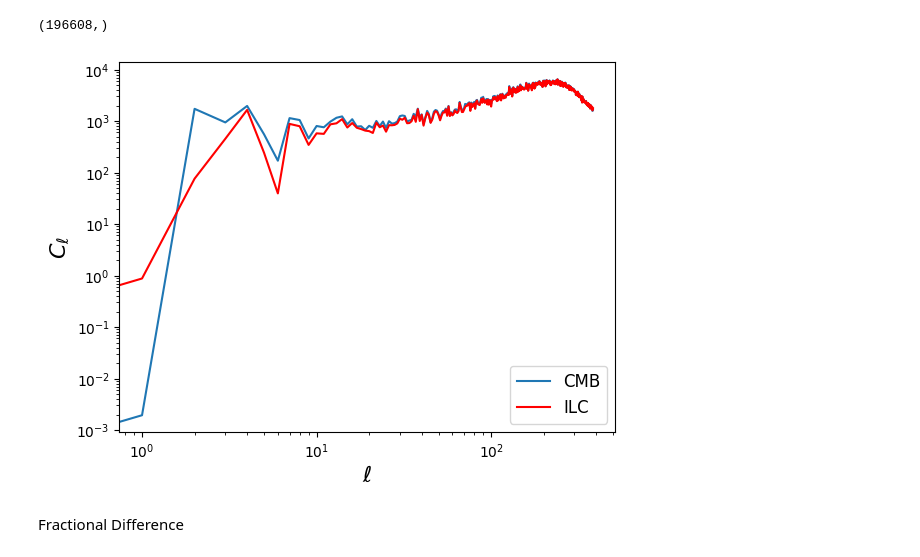
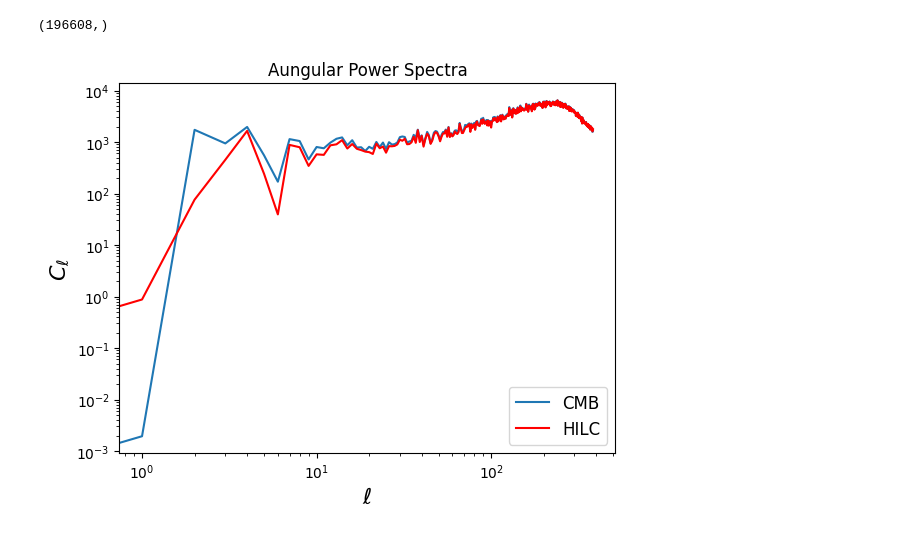
Before and after one commit to urwa99/Oslo_PhD, a Jupyter notebook: 02_HILC.ipynb, the cells around one changed output. Saved outputs shown, nothing was run; the diff lists cells and outputs as text; code cells hidden in the pictures.

```diff
--- a/02_HILC.ipynb
+++ b/02_HILC.ipynb
@@ -13,11 +14,11 @@ from compute_alm_ilc import compute_alm_ilc
 # %%
 nside=128
-freq = np.array([28.4,  44.1,  70.4,  100.0,  143.0,  217.0,  353.0,  545.0,  857.0])
-n_freq = len(freq)
+freqs = np.array([28.4,  44.1,  70.4,  100.0,  143.0,  217.0,  353.0,  545.0,  857.0])
+n_freq = len(freqs)
 # %% [markdown]
 Simulate maps using PySM
 # %%
-noise, dust, sync, ff, cmb = simulate_planck_maps(nside)
+noise, dust, sync, ff, cmb = simulate_planck_maps(nside, freqs)
 # %% [markdown]
 Combining the CMB and foreground maps to be input into ILC
 # %%
@@ -106,20 +107,19 @@ print(maps_out.shape)
 # %%
 ells =np.arange(lmax+1)
 norm= (ells*(ells+1))/(2*np.pi)
 
 ilc =maps_out-np.mean(maps_out)
 
 cl_cmb =hp.anafast(cmb[0])
 cl_ilc = hp.anafast(ilc)
 plt.plot(ells, norm*cl_cmb, label='CMB')
-plt.plot(ells, norm*cl_ilc, 'r-',label= 'ILC')
+plt.plot(ells, norm*cl_ilc, 'r-',label= 'HILC')
 plt.xlabel('$\\ell$', fontsize=16)
 plt.ylabel('$C_\\ell$', fontsize=16)
 plt.xscale("log")
 plt.yscale("log")
+plt.title('Aungular Power Spectra')
 plt.legend(fontsize=12)
 plt.show()
 # %% [output]
-[figure, old version]
+[figure, new version]
-# %% [markdown]
-Fractional Difference
```
Also changed, not shown: parts of 7 cells of this notebook.
